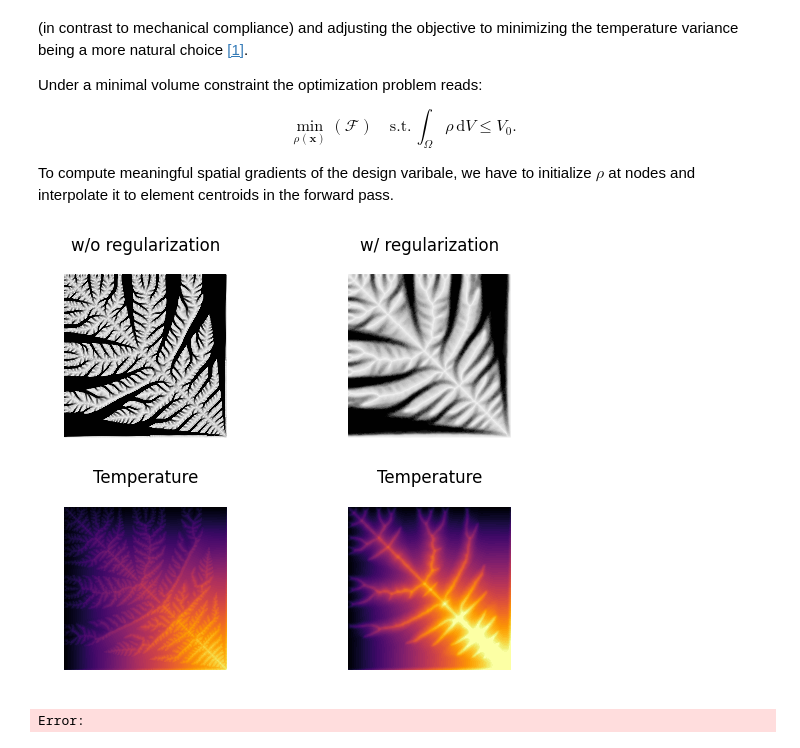
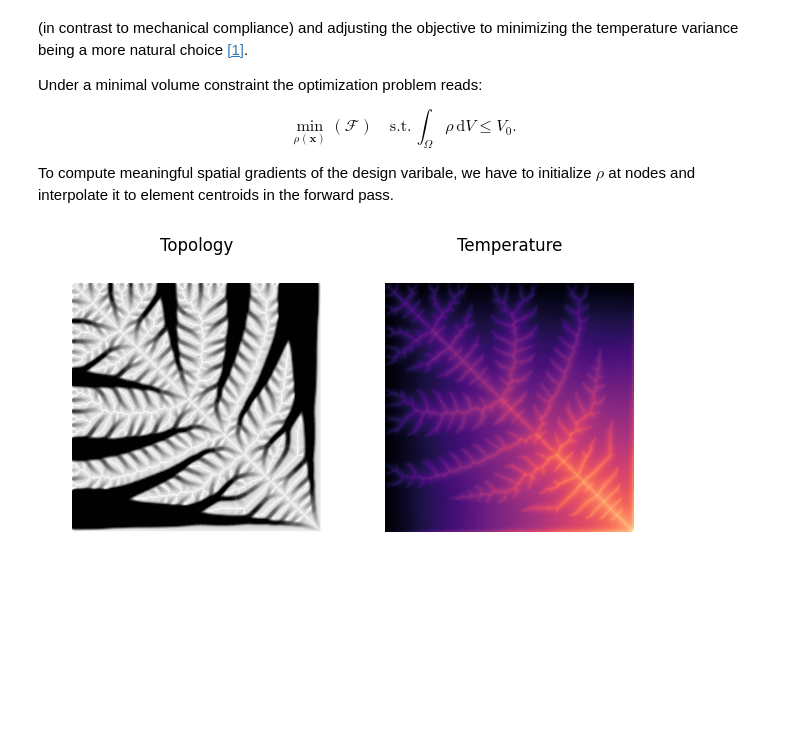
Before and after one commit to meyer-nils/torch-fem, a Jupyter notebook: examples/optimization/planar/topology_thermal_static.ipynb, the cells around one changed output. Saved outputs shown, nothing was run; the diff lists cells and outputs as text; code cells hidden in the pictures; blank space fills up the shorter version.

Commit message:
Optimize thermal static topology notebook (faster, simpler, consistent cmap)

```diff
--- a/examples/optimization/planar/topology_thermal_static.ipynb
+++ b/examples/optimization/planar/topology_thermal_static.ipynb
@@ -47,7 +47,7 @@ Geometry and model
 # Edge length of domain
 L = 1.0
 # Number of elements per edge
-n_elements = 300
+n_elements = 200
 
 # Create mesh
 nodes, elements = rect_quad(n_elements + 1, n_elements + 1, L, L)
@@ -114,21 +114,25 @@ p = 3.0
 # Move limit
 move = 0.1
 # Regularization parameter
-alpha = 1.0
+alpha = 0.5
 # Minimum thermal conductivity
 kappa_min = 1.0
+# Compute sensitivities with autograd instead of analytically
+TORCH_SENS = True
 # %%
 # evaluate N, N,x and detJ at element centroids
 element_centroid = model.etype.ipoints.sum(dim=0)  # exploit regularity of the mesh
-weight_sum = model.etype.iweights.sum()
 
 N, B, detJ = model.eval_shape_functions(element_centroid)
 
 # Initial, minimum, and maximum values of design variables
-rho_nodes0 = vol_frac * torch.ones(len(nodes), requires_grad=True)
+rho_nodes0 = vol_frac * torch.ones(len(nodes))
 rho_min = kappa_min / kappa * torch.ones_like(rho_nodes0)
 rho_max = torch.ones_like(rho_nodes0)
 
 # Volume constraint
 V_0 = vol_frac * element_volume.sum()
+
+# Unit-thickness element conductivity matrices for the analytical sensitivity
+k0 = torch.einsum("i,ijk->ijk", 1.0 / model.thickness, model.k0())
 # %%
@@ -184,45 +198,23 @@ def optimize(rho_nodes0, n_iter=50, alpha=0.0):
-# %%
-rho_nodes, temperature = optimize(rho_nodes0, alpha=0.0)
-rho_nodes_reg, temperature_reg = optimize(rho_nodes0, alpha=2.0)
 # %%
 from matplotlib import pyplot as plt
 
-fig, ((ax1, ax2), (ax3, ax4)) = plt.subplots(2, 2)
+fig, (ax1, ax2) = plt.subplots(1, 2)
 model.plot(
     node_property=rho_nodes[-1],
     cmap="gray_r",
     linewidth=0.0,
     bcs=False,
     ax=ax1,
-    title="w/o regularization",
+    title="Topology",
 )
 model.plot(
-    node_property=rho_nodes_reg[-1],
-    cmap="gray_r",
+    node_property=temperature[-1],
+    cmap="magma",
     linewidth=0.0,
     bcs=False,
     ax=ax2,
-    title="w/ regularization",
-)
-model.plot(
-    node_property=temperature[-1],
-    cmap="inferno",
-    linewidth=0.0,
-    bcs=False,
-    ax=ax3,
-    title="Temperature",
-)
-model.plot(
-    node_property=temperature_reg[-1],
-    cmap="inferno",
-    vmin=temperature[-1].min(),
-    vmax=temperature[-1].max(),
-    linewidth=0.0,
-    bcs=False,
-    ax=ax4,
     title="Temperature",
 )
 plt.tight_layout()
 # %% [output]
-[figure, old version]
+[figure, new version]
-Error:
```
Also changed, not shown: parts of 2 cells of this notebook, 1 other file.
